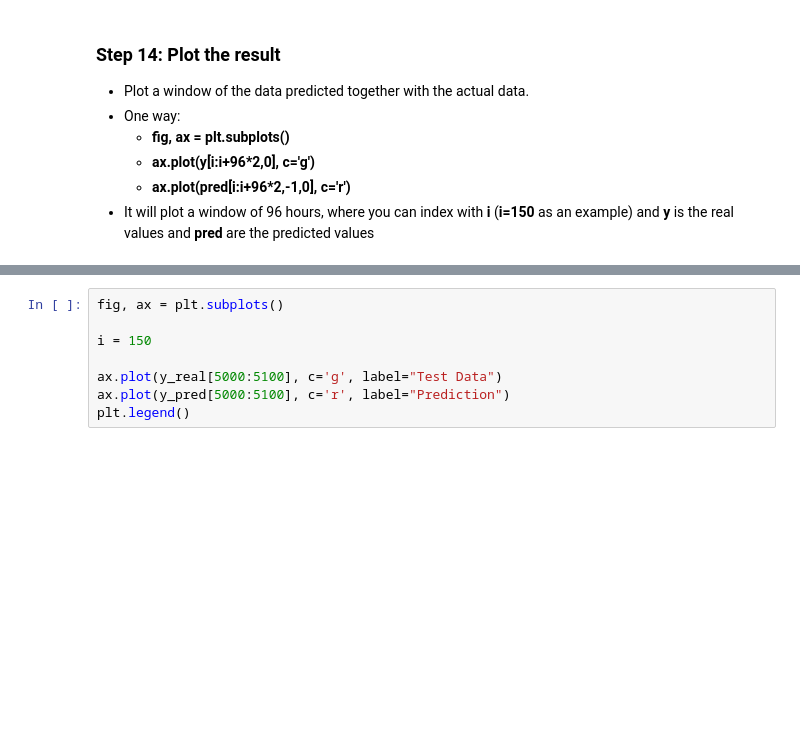
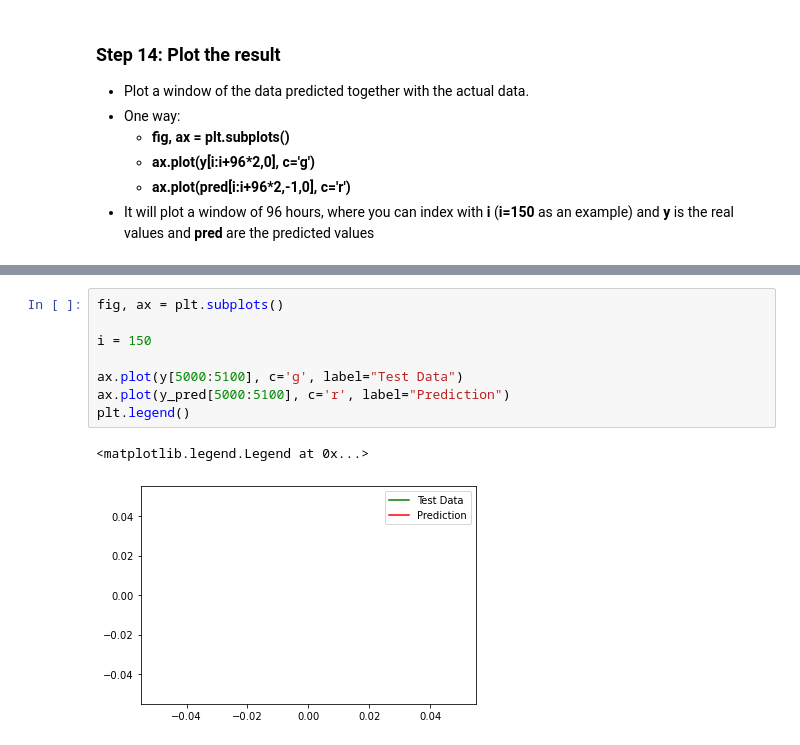
Before and after one commit to francoschroeder/ProyectoFinal, a Jupyter notebook: ExperimentoModeloFranco.ipynb, the cells around one changed output, grey strips where cells are left out. Cells and saved outputs as stored; diff of their text form; blank space fills up the shorter version.

```diff
--- a/ExperimentoModeloFranco.ipynb
+++ b/ExperimentoModeloFranco.ipynb
@@ -265,8 +284,11 @@ plt.legend()
 # %%
 fig, ax = plt.subplots()
 
 i = 150
 
-ax.plot(y_real[5000:5100], c='g', label="Test Data")
+ax.plot(y[5000:5100], c='g', label="Test Data")
 ax.plot(y_pred[5000:5100], c='r', label="Prediction")
 plt.legend()
+# %% [output]
+<matplotlib.legend.Legend at 0x...>
+[figure, added]
```
Also changed, not shown: parts of 8 cells of this notebook.
